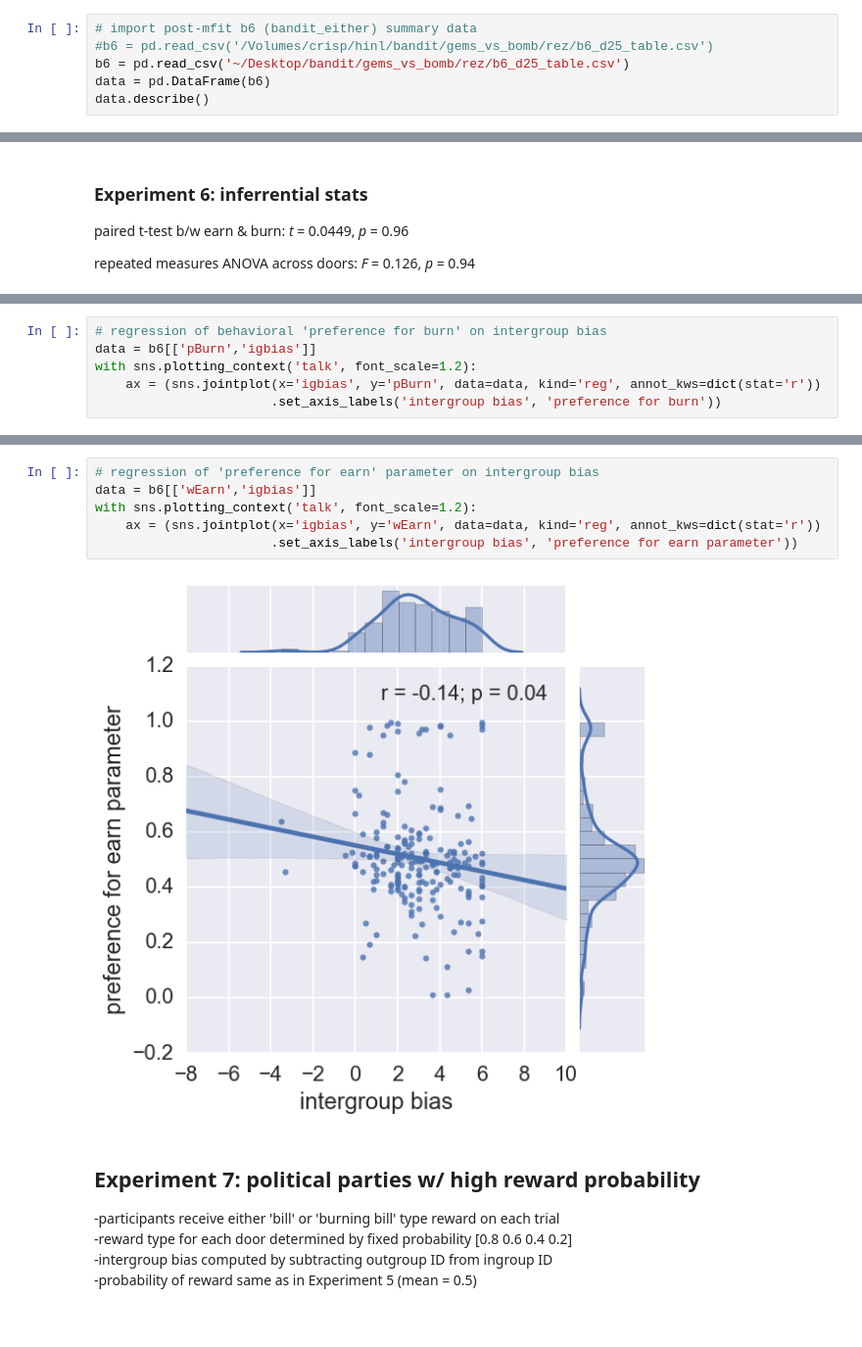
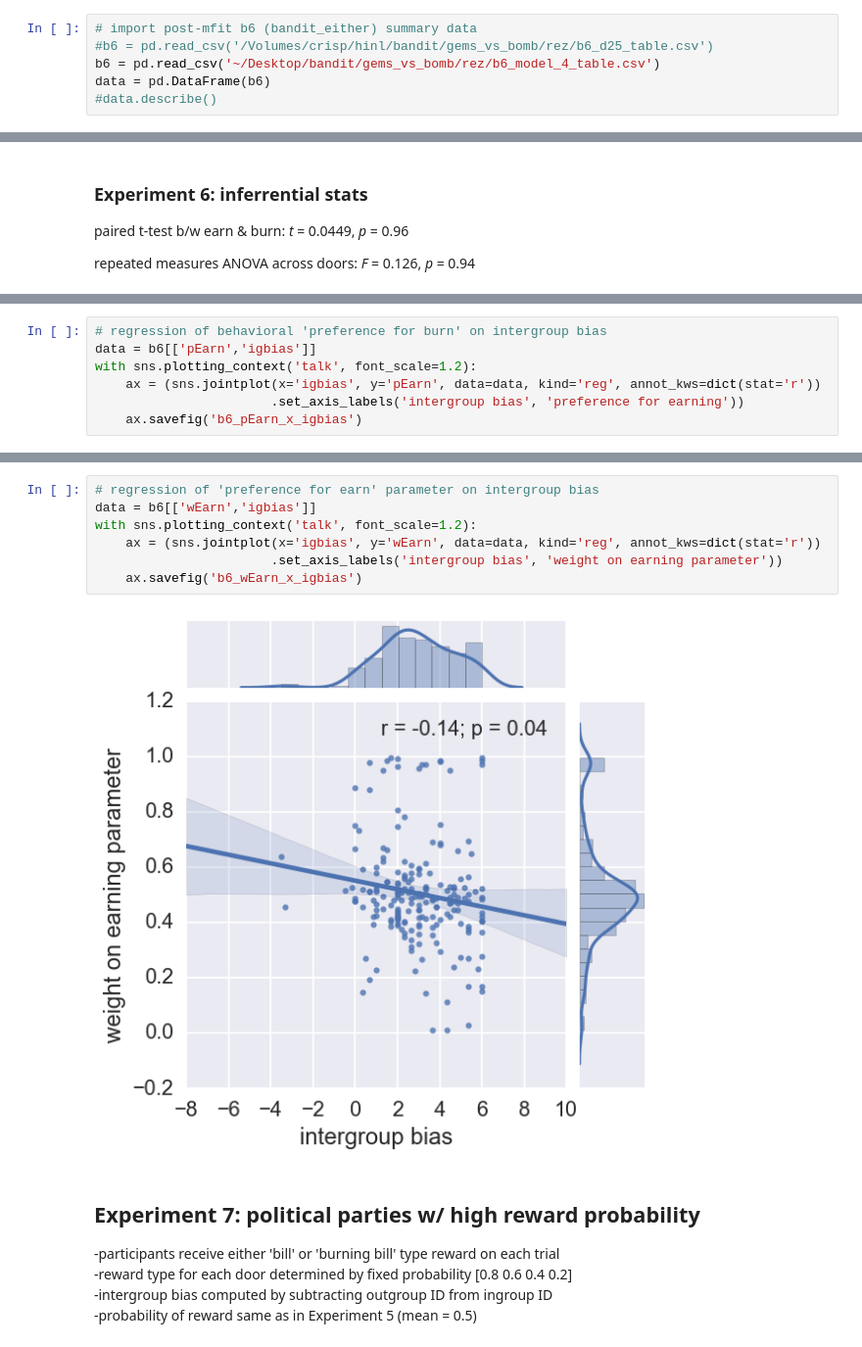
Before and after one commit to wem3/gems_vs_bomb, a Jupyter notebook: rez/all_bandits.ipynb, the cells around one changed output, grey strips where cells are left out. Shown: that part at 98% size. Drawn from its saved outputs; the diff is of its cells as text.

Commit message:
changed to pEarn

```diff
--- a/rez/all_bandits.ipynb
+++ b/rez/all_bandits.ipynb
@@ -315,6 +315,6 @@ plt.show()
 # %%
 # import post-mfit b6 (bandit_either) summary data
 #b6 = pd.read_csv('/Volumes/crisp/hinl/bandit/gems_vs_bomb/rez/b6_d25_table.csv')
-b6 = pd.read_csv('~/Desktop/bandit/gems_vs_bomb/rez/b6_d25_table.csv')
+b6 = pd.read_csv('~/Desktop/bandit/gems_vs_bomb/rez/b6_model_4_table.csv')
 data = pd.DataFrame(b6)
-data.describe()
+#data.describe()
@@ -349,7 +339,8 @@ with sns.plotting_context('talk', font_scale=1.4):
 # %%
 # regression of behavioral 'preference for burn' on intergroup bias
-data = b6[['pBurn','igbias']]
+data = b6[['pEarn','igbias']]
 with sns.plotting_context('talk', font_scale=1.2):
-    ax = (sns.jointplot(x='igbias', y='pBurn', data=data, kind='reg', annot_kws=dict(stat='r'))
-                       .set_axis_labels('intergroup bias', 'preference for burn'))
+    ax = (sns.jointplot(x='igbias', y='pEarn', data=data, kind='reg', annot_kws=dict(stat='r'))
+                       .set_axis_labels('intergroup bias', 'preference for earning'))
+    ax.savefig('b6_pEarn_x_igbias')
 # %% [output]
@@ -357,11 +348,12 @@ with sns.plotting_context('talk', font_scale=1.2):
 # %%
 # regression of 'preference for earn' parameter on intergroup bias
 data = b6[['wEarn','igbias']]
 with sns.plotting_context('talk', font_scale=1.2):
     ax = (sns.jointplot(x='igbias', y='wEarn', data=data, kind='reg', annot_kws=dict(stat='r'))
-                       .set_axis_labels('intergroup bias', 'preference for earn parameter'))
+                       .set_axis_labels('intergroup bias', 'weight on earning parameter'))
+    ax.savefig('b6_wEarn_x_igbias')
 # %% [output]
-[figure, old version]
+[figure, new version]
 # %% [markdown]
 ## Experiment 7: political parties w/ high reward probability
 -participants receive either 'bill' or 'burning bill' type reward on each trial
```
Also changed, not shown: parts of 6 cells of this notebook, 5 other files.
